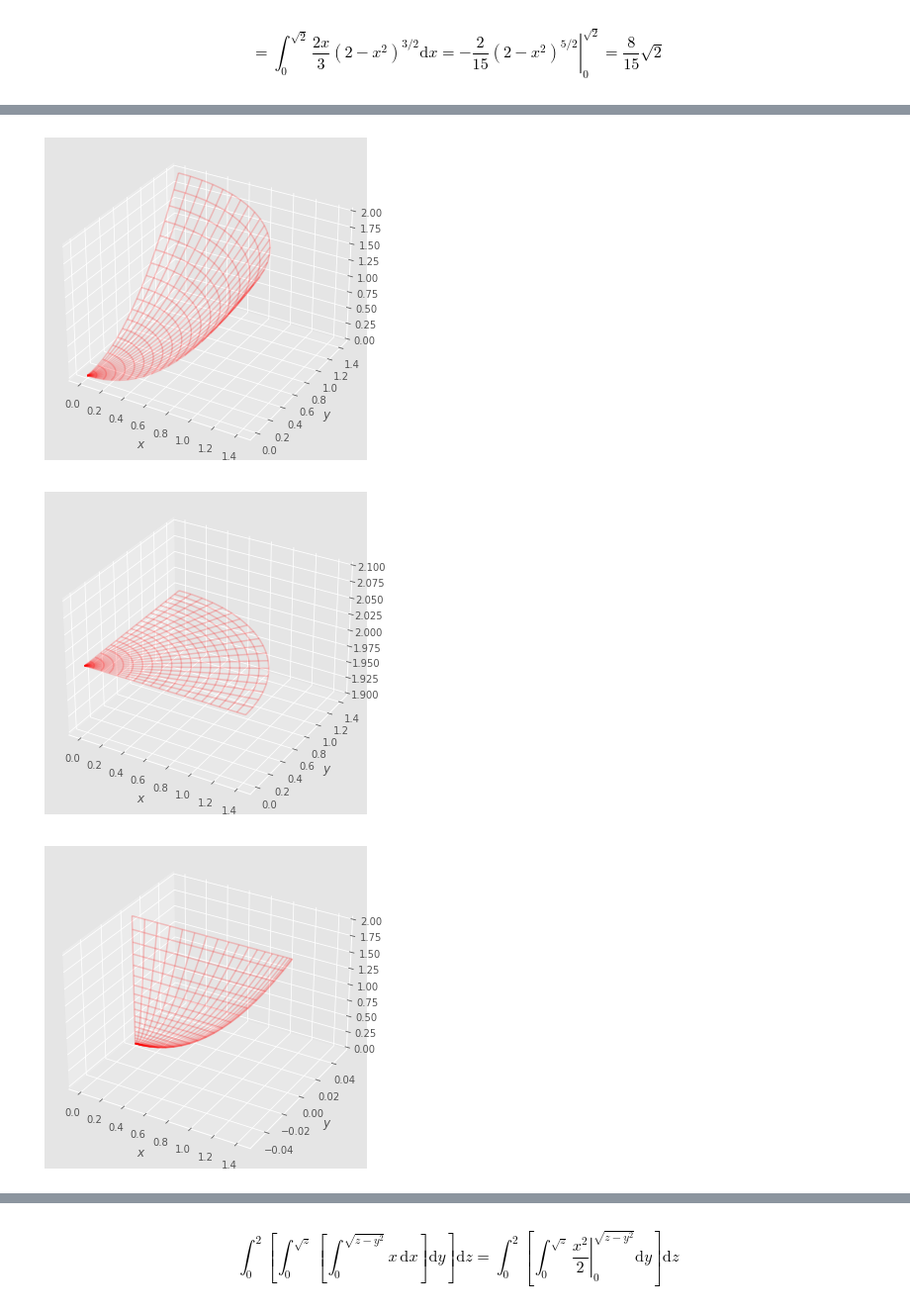
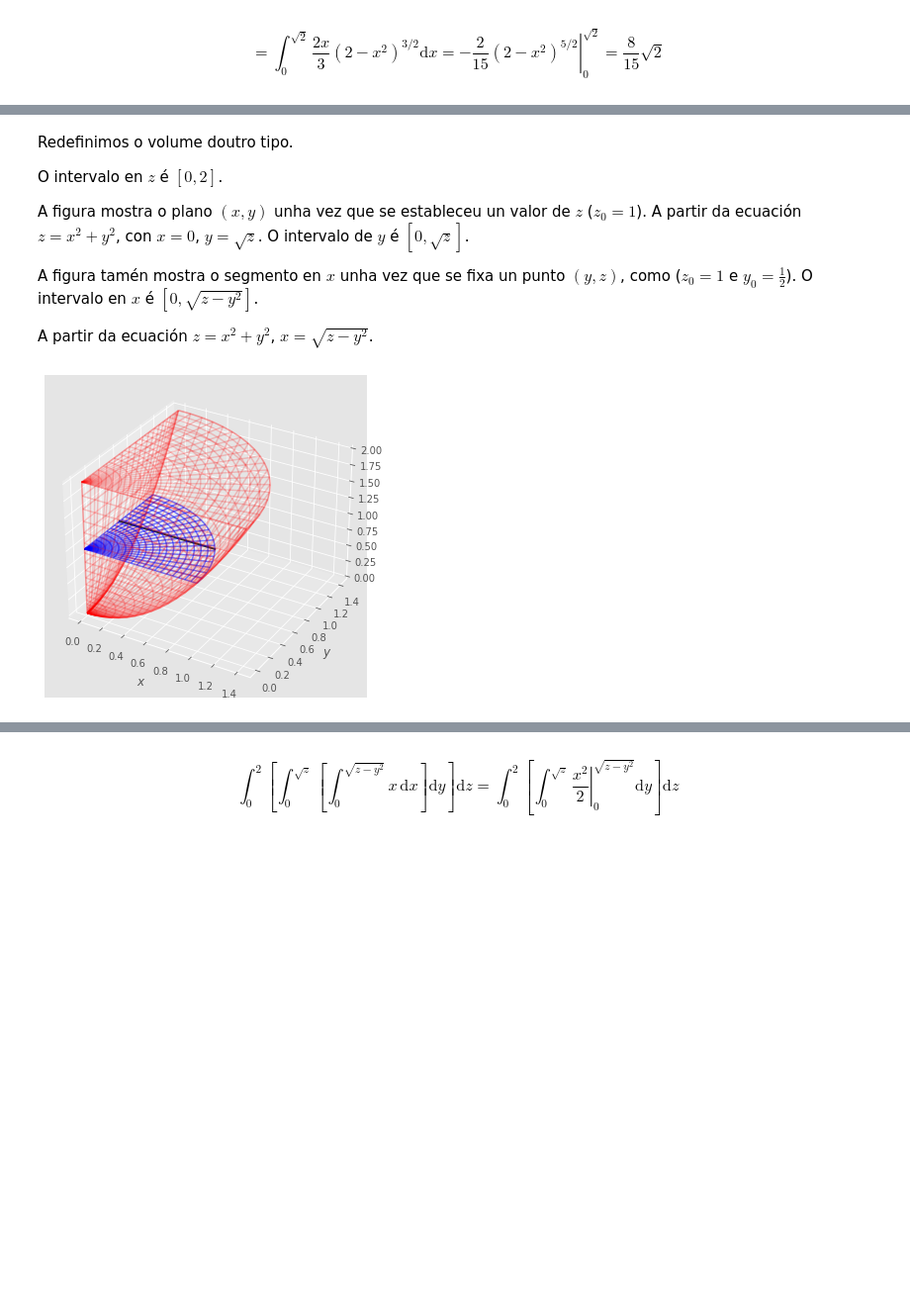
Before and after one commit to xabiercidvidal/USC-MMIII, a Jupyter notebook: _build/jupyter_execute/notebooks/tintegral_3d.ipynb, the cells around one changed output, grey strips where cells are left out. Shown at 99% size. Cells and saved outputs as stored; diff of their text form; code cells hidden in the pictures; blank space fills up the shorter version.

```diff
--- a/_build/jupyter_execute/notebooks/tintegral_3d.ipynb
+++ b/_build/jupyter_execute/notebooks/tintegral_3d.ipynb
@@ -186,14 +184,23 @@ zval = lambda r, phi : z0 + 0.*r
 xline = lambda t : np.sqrt(z0 - y0*y0) * t
 yline = lambda t : y0 + 0. * t
 zline = lambda t : z0 + 0. * t
+# %% [markdown]
+
+Redefinimos o volume doutro tipo.
+
+ O intervalo en $z$ é $[0, 2]$.
+
+ A figura mostra o plano $(x, y)$ unha vez que se estableceu un valor de $z$ ($z_0=1$). A partir da ecuación $z = x^2 + y^2$, con $x = 0$, $y = \sqrt{z}$. O intervalo de $y$ é $[0, \sqrt{z}]$.
+
+ A figura tamén mostra o segmento en $x$ unha vez que se fixa un punto $(y, z)$, como ($z_0=1$ e $y_0 = \frac{1}{2}$). O intervalo en $x$ é $[0, \sqrt{z - y^2}]$.
+
+ A partir da ecuación $z = x^2 + y^2$, $x = \sqrt{z - y^2}$.
 # %%
-gf.wfsurface(xfun, yfun, zfun, rrange, phirange, alpha = 0.2, color = 'r');
-gf.wfsurface(xfun, yfun, ztop, rrange, phirange, alpha = 0.2, color = 'r', newfig = False)
-gf.wfsurface(xfun, cero, zfun, rrange, phirange, alpha = 0.2, color = 'r', newfig = False)
-gf.wfsurface(cero, yfun, zfun, rrange, phirange, alpha = 0.2, color = 'r', newfig = False);
-gf.wfsurface(xval, yval, zval, rrange, phirange, alpha = 0.5, color = 'b', newfig = False)
-gf.line3d(xline, yline, zline, trange, alpha = 0.5, color = 'black', newfig = False);
+ax,fig = gf.wfsurface(xfun, yfun, zfun, rrange, phirange, alpha = 0.2, color = 'r');
+gf.wfsurface(xfun, yfun, ztop, rrange, phirange, alpha = 0.2, color = 'r', newfig = [ax,fig])
+gf.wfsurface(xfun, cero, zfun, rrange, phirange, alpha = 0.2, color = 'r', newfig = [ax,fig])
+gf.wfsurface(cero, yfun, zfun, rrange, phirange, alpha = 0.2, color = 'r', newfig = [ax,fig]);
+gf.wfsurface(xval, yval, zval, rrange, phirange, alpha = 0.5, color = 'b', newfig = [ax,fig])
+gf.line3d(xline, yline, zline, trange, alpha = 0.5, color = 'black', newfig = [ax,fig]);
 # %% [output]
-[figure, old version]
+[figure, new version]
-[figure, removed]
-[figure, removed]
```
Also changed, not shown: parts of 34 cells of this notebook, 25 other files.
